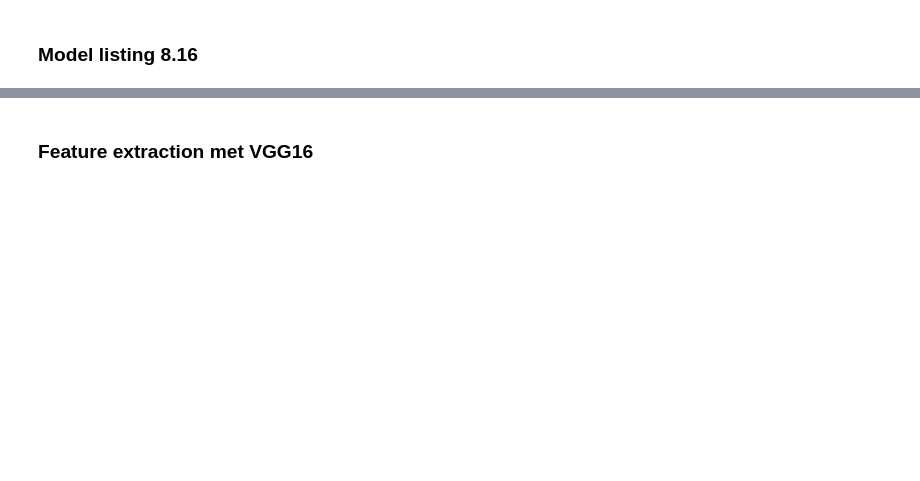
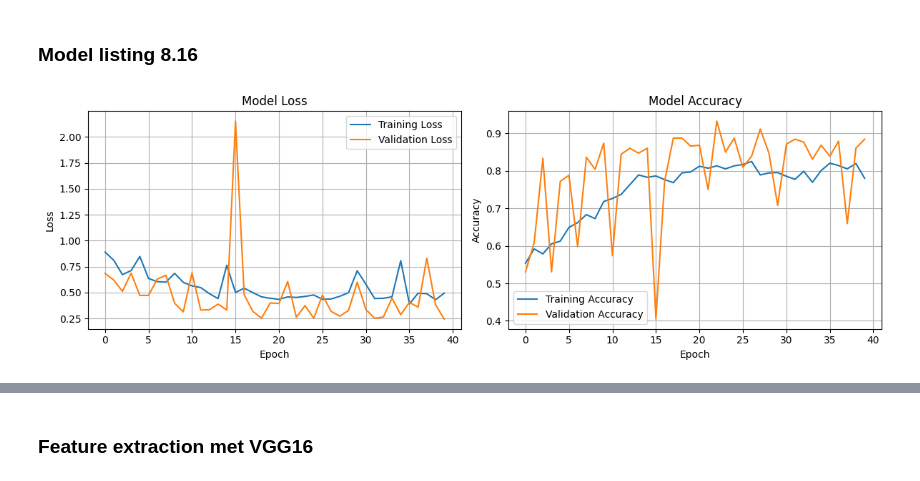
Before and after one commit to Tim-Mortier/Schilderijen-Classificatie, a Jupyter notebook: 6_Model_Training.ipynb, the cells around one changed output, grey strips where cells are left out. Cells and saved outputs as stored; diff of their text form; code cells hidden in the pictures; blank space fills up the shorter version.

```diff
--- a/6_Model_Training.ipynb
+++ b/6_Model_Training.ipynb
@@ -270,25 +289,27 @@ print_metrics(model, test)
 # %%
 inputs = keras.Input(shape=(width, height, 3))
 x = data_augmentation(inputs)
 x = layers.Rescaling(1./255)(x)
 x = layers.Conv2D(filters=32, kernel_size=3, activation="relu")(x)
 x = layers.MaxPooling2D(pool_size=2)(x)
 x = layers.Conv2D(filters=64, kernel_size=3, activation="relu")(x)
 x = layers.MaxPooling2D(pool_size=2)(x)
 x = layers.Conv2D(filters=128, kernel_size=3, activation="relu")(x)
 x = layers.MaxPooling2D(pool_size=2)(x)
 x = layers.Conv2D(filters=256, kernel_size=3, activation="relu")(x)
 x = layers.MaxPooling2D(pool_size=2)(x)
 x = layers.Conv2D(filters=256, kernel_size=3, activation="relu")(x)
 x = layers.Flatten()(x)
 x = layers.Dropout(0.5)(x)
 outputs = layers.Dense(1, activation="sigmoid")(x)
 model = keras.Model(inputs=inputs, outputs=outputs)
 
 model.compile(loss="binary_crossentropy",optimizer="rmsprop",metrics=["accuracy"])
 
 callbacks = [keras.callbacks.ModelCheckpoint(filepath="listing_8.16.keras",save_best_only=True,monitor="val_loss"), DynamicMetricsPlotCallback()]
 
-history = model.fit(train, epochs=40, validation_data=val, class_weight=class_weight, verbose=0)
+history = model.fit(train, epochs=40, validation_data=val, class_weight=class_weight, verbose=0, callbacks=callbacks)
+# %% [output]
+[figure, added]
 # %%
 print_metrics(model, test)
```
Also changed, not shown: parts of 39 cells of this notebook.
